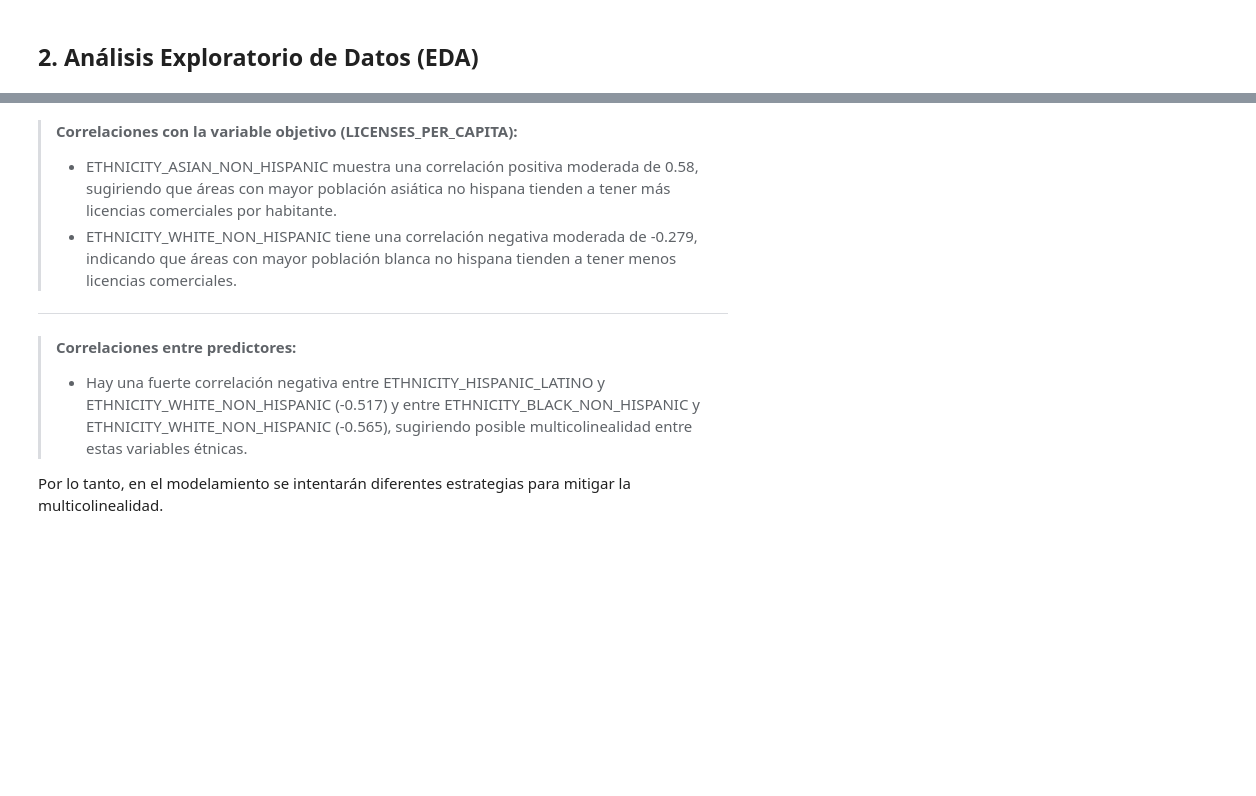
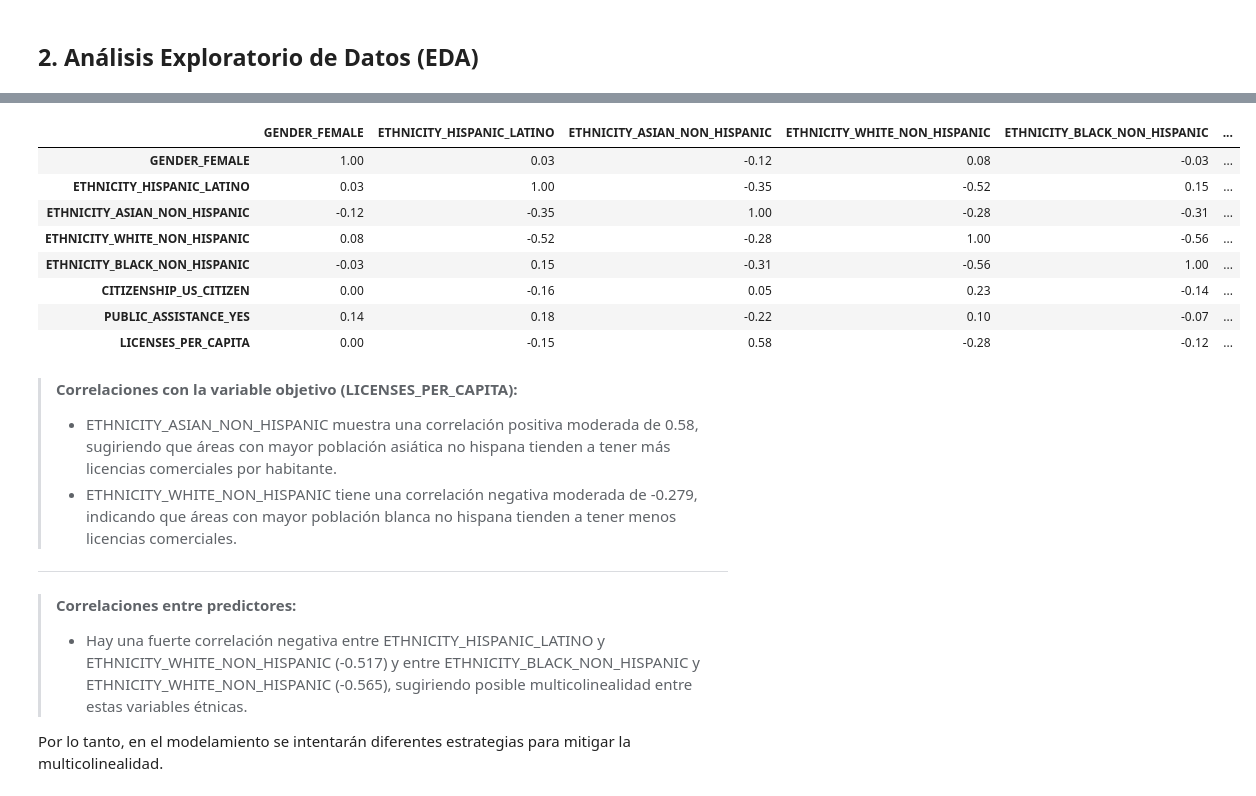
Before and after one commit to zcrodriguez/NYC_Licenses_Density, a Jupyter notebook: NYC_Lics_Case_Study.ipynb, the cells around one changed output, grey strips where cells are left out. Saved outputs shown, nothing was run; the diff lists cells and outputs as text; code cells hidden in the pictures; blank space fills up the shorter version.

```diff
--- a/NYC_Lics_Case_Study.ipynb
+++ b/NYC_Lics_Case_Study.ipynb
@@ -358,3 +344,15 @@ plt.show()
+# %%
+demographics_corr.corr()
+# %% [output]
+|  | GENDER_FEMALE | ETHNICITY_HISPANIC_LATINO | ETHNICITY_ASIAN_NON_HISPANIC | ETHNICITY_WHITE_NON_HISPANIC | ETHNICITY_BLACK_NON_HISPANIC | ... |
+| GENDER_FEMALE | 1.00 | 0.03 | -0.12 | 0.08 | -0.03 | ... |
+| ETHNICITY_HISPANIC_LATINO | 0.03 | 1.00 | -0.35 | -0.52 | 0.15 | ... |
+| ETHNICITY_ASIAN_NON_HISPANIC | -0.12 | -0.35 | 1.00 | -0.28 | -0.31 | ... |
+| ETHNICITY_WHITE_NON_HISPANIC | 0.08 | -0.52 | -0.28 | 1.00 | -0.56 | ... |
+| ETHNICITY_BLACK_NON_HISPANIC | -0.03 | 0.15 | -0.31 | -0.56 | 1.00 | ... |
+| CITIZENSHIP_US_CITIZEN | 0.00 | -0.16 | 0.05 | 0.23 | -0.14 | ... |
+| PUBLIC_ASSISTANCE_YES | 0.14 | 0.18 | -0.22 | 0.10 | -0.07 | ... |
+| LICENSES_PER_CAPITA | 0.00 | -0.15 | 0.58 | -0.28 | -0.12 | ... |
 # %% [markdown]
 > **Correlaciones con la variable objetivo (LICENSES_PER_CAPITA):**
 >- ETHNICITY_ASIAN_NON_HISPANIC muestra una correlación positiva moderada de 0.58, sugiriendo que áreas con mayor población asiática no hispana tienden a tener más licencias comerciales por habitante.
```
Also changed, not shown: parts of 26 cells of this notebook.
